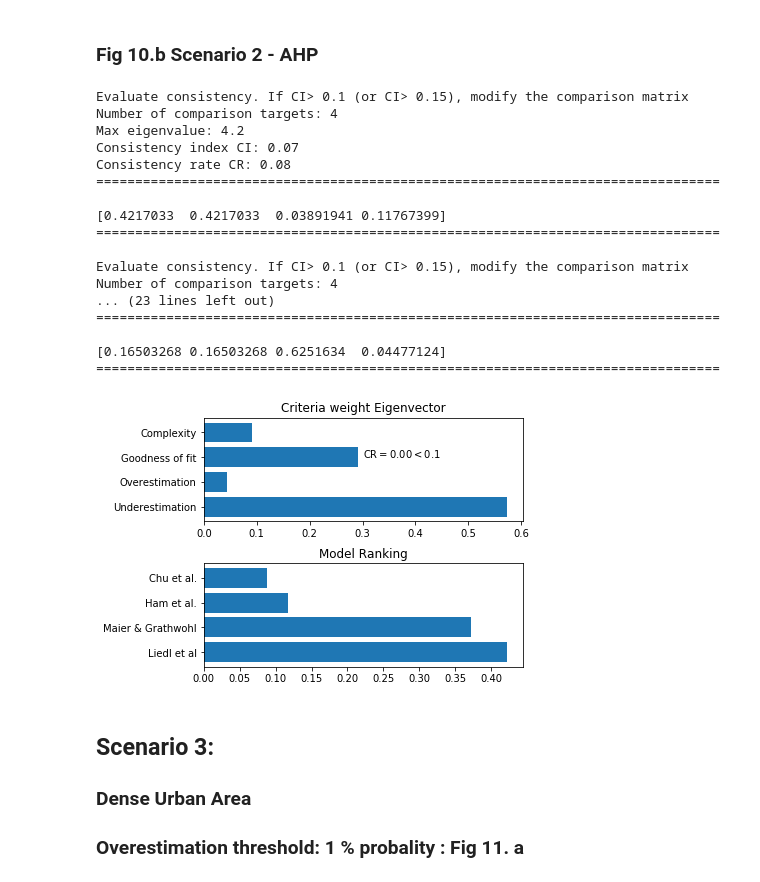
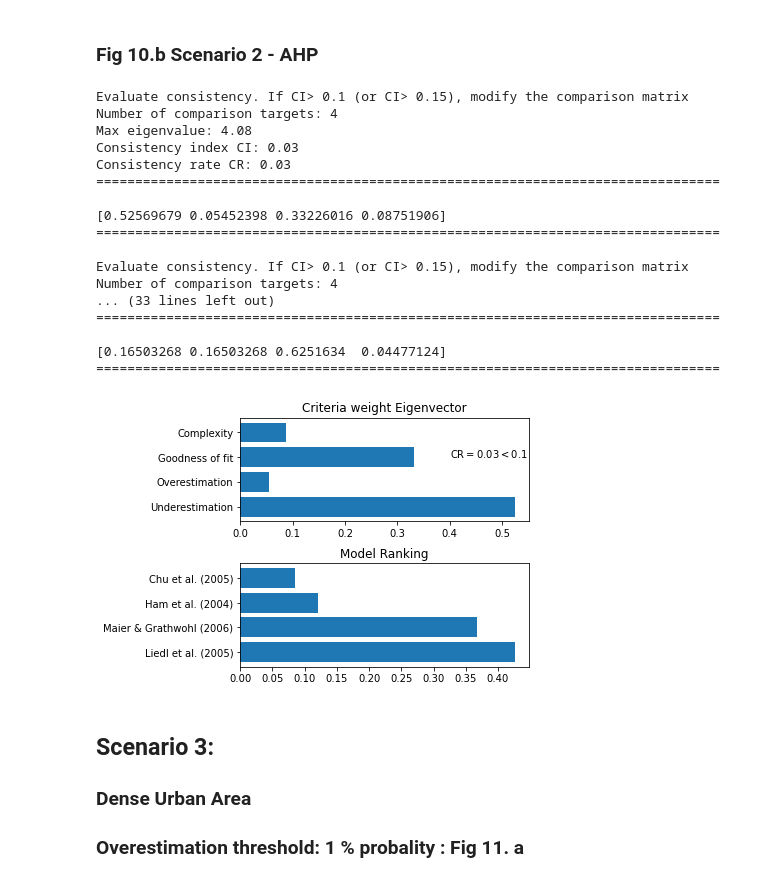
Before and after one commit to prabhasyadav/MS_Decision, a Jupyter notebook: MS_Decision.ipynb, the cells around one changed output. Cells and saved outputs as stored; diff of their text form; code cells hidden in the pictures.

```diff
--- a/MS_Decision.ipynb
+++ b/MS_Decision.ipynb
@@ -868,54 +963,54 @@ oe_mat_2 = np.array([[1,1,1,3],[1,1,1,3], [1, 1, 1, 3], [1/3, 1/3, 1/3, 1]]) # O
 gf_mat_2 = np.array([[1,2,7,9],[1/2,1,6,8], [1/7, 1/6, 1, 3], [1/9, 1/8, 1/3, 1]]) # Goodness of fit - model matrix
 pc_mat_2 = np.array([[1,1,1/5, 5],[1,1,1/5, 5], [5,5,1,9], [1/5,1/5,1/9, 1]]) # Parameter number and complexity matrix
 # %%
-# run this to obtain weigth vector
-E1_2 = AHP_wt_cal(eval_mat_2)
-C1_2 = AHP_wt_cal(ue_mat_2)
-C2_2 = AHP_wt_cal(oe_mat_2)
-C3_2 = AHP_wt_cal(gf_mat_2)
-C4_2 = AHP_wt_cal(pc_mat_2)
+[E1_2, E1_2_cr] = AHP_wt_cal(eval_mat_2)
+[C1_2, C1_2_cr] = AHP_wt_cal(ue_mat_2)
+[C2_2, C2_2_cr] = AHP_wt_cal(oe_mat_2)
+[C3_2, C3_2_cr] = AHP_wt_cal(gf_mat_2)
+[C4_2, C4_2_cr] = AHP_wt_cal(pc_mat_2)
 # %% [output]
 Evaluate consistency. If CI> 0.1 (or CI> 0.15), modify the comparison matrix
 Number of comparison targets: 4
-Max eigenvalue: 4.2
-Consistency index CI: 0.07
-Consistency rate CR: 0.08
+Max eigenvalue: 4.08
+Consistency index CI: 0.03
+Consistency rate CR: 0.03
 ================================================================================
 
-[0.4217033  0.4217033  0.03891941 0.11767399]
+[0.52569679 0.05452398 0.33226016 0.08751906]
 ================================================================================
 
 Evaluate consistency. If CI> 0.1 (or CI> 0.15), modify the comparison matrix
 Number of comparison targets: 4
-... (23 lines left out)
+... (33 lines left out)
 ================================================================================
 
 [0.16503268 0.16503268 0.6251634  0.04477124]
 ================================================================================
 # %%
-# run this to join vector and obtain criteria martix
+# run this to join vector and obtain criteria matrix
 # joining vector to form criteria matrix
 crit_mat_2 = np.transpose(np.array([C1_2, C2_2, C3_2, C4_2])) # transpose to convert rows to vector; and making matrix
 crit_mat_2 # criteria weight matrix
 
 AHP_rank_s2 = np.matmul(crit_mat_2,E1_2) # multiplying pairwise with eval-matrix
 AHP_rank_s2
 
 #plot in MS Scenario 2
-Models = ('Liedl et al', 'Maier & Grathwohl', 'Ham et al.', 'Chu et al.')
+Models = ('Liedl et al. (2005)', 'Maier & Grathwohl (2006)', 'Ham et al. (2004)', 'Chu et al. (2005)')
 Criteria = ("Underestimation", "Overestimation", "Goodness of fit", "Complexity")
 
 fig, ax = plt.subplots(2,1, constrained_layout=True)
 
 ax[0].barh(Criteria, E1_2)
-ax[0].text(0.3, 2, "CR$=0.00<0.1$")
+ax[0].text(0.4, 2, ('CR$=%.2f<0.1$' % (round(E1_2_cr, 2))))
 ax[0].set_title("Criteria weight Eigenvector")
 
 ax[1].barh(Models, AHP_rank_s2)
 ax[1].set_title("Model Ranking")
 plt.savefig("fig10_2.pdf")
+plt.savefig("fig10_2.png")
 # %% [output]
-[figure, old version]
+[figure, new version]
 # %% [markdown]
 ## Scenario 3:
 
```
Also changed, not shown: parts of 30 cells of this notebook, 2 other files.
